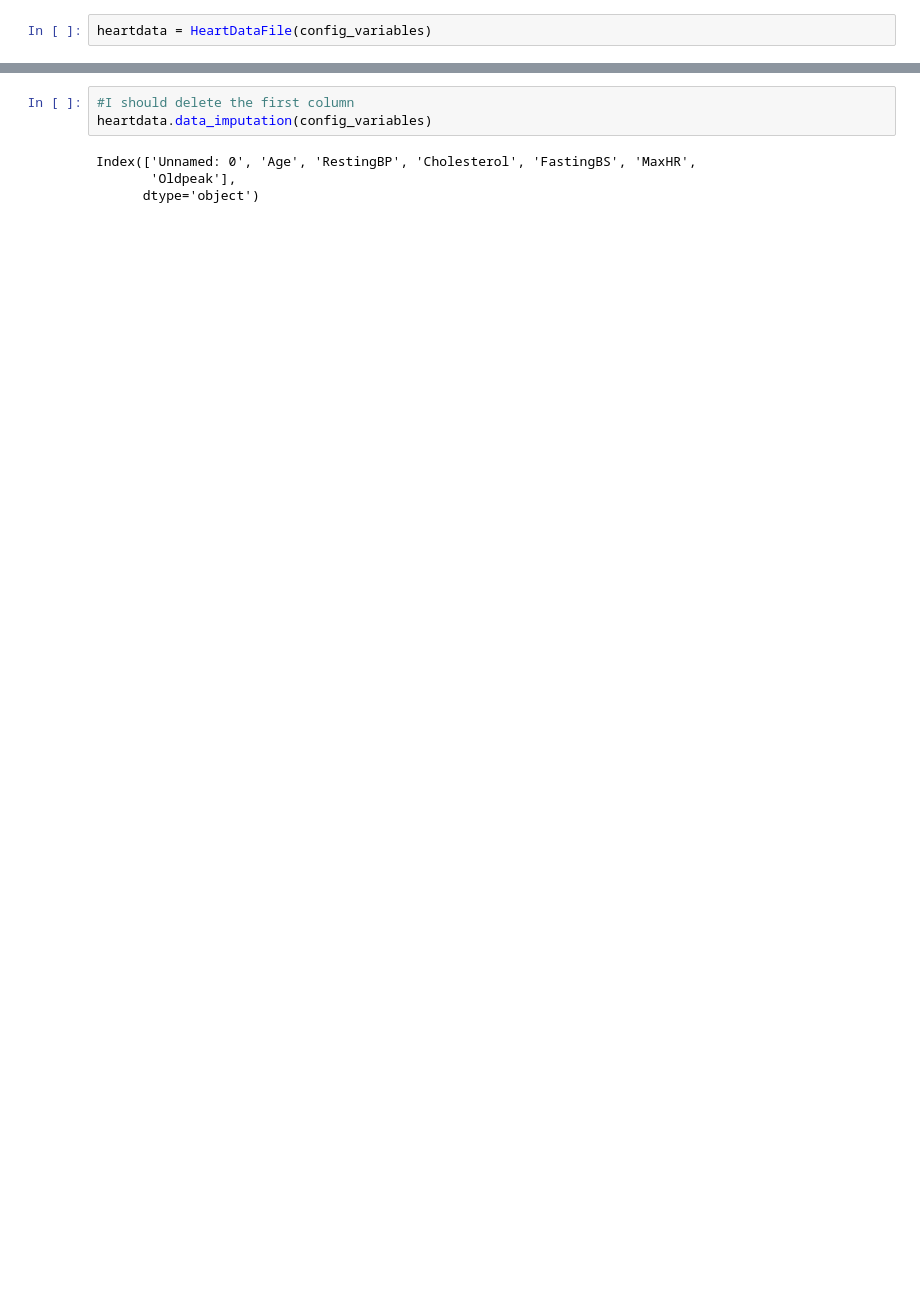
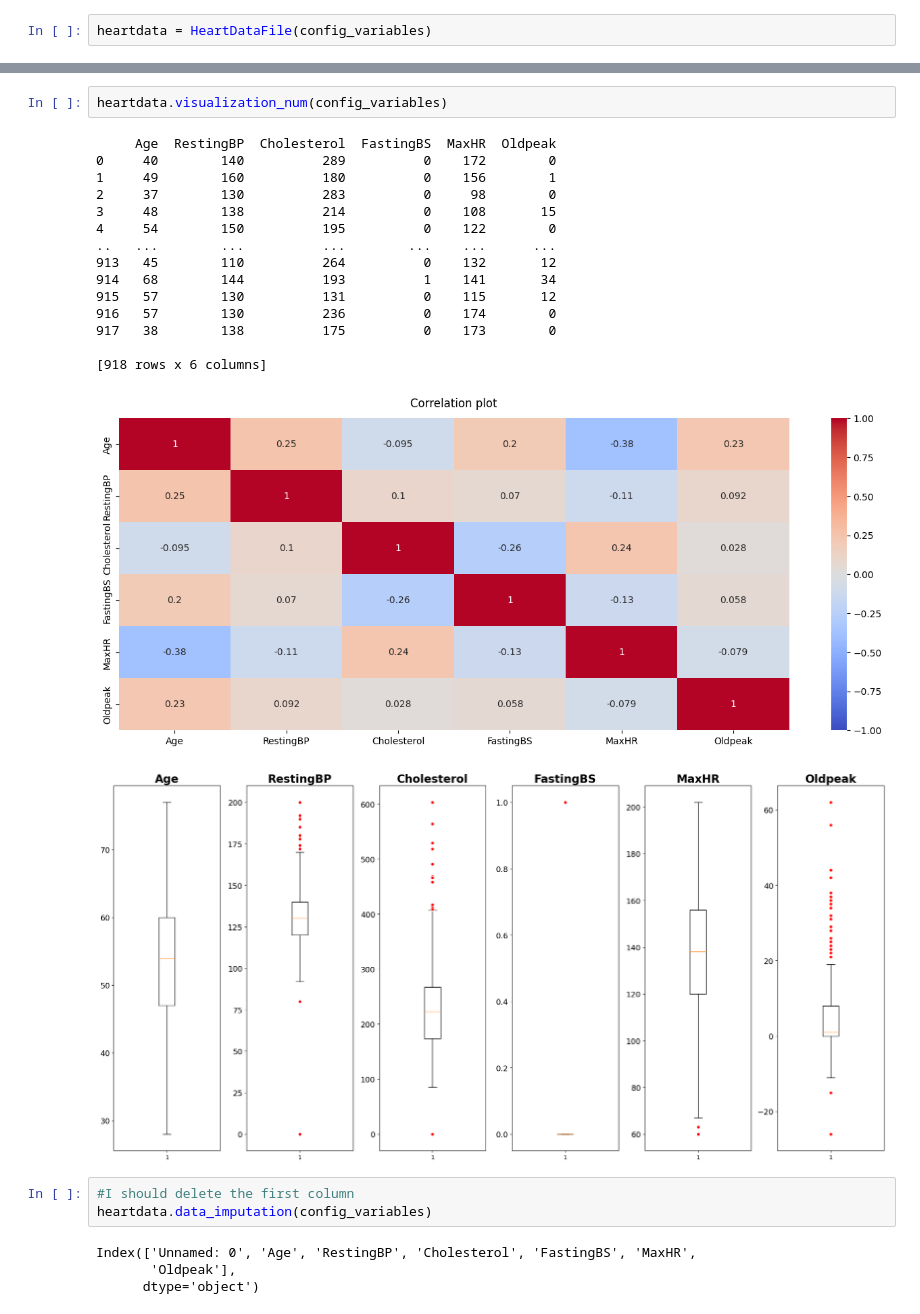
Before and after one commit to arantxaorle/heart_failure, a Jupyter notebook: Preprocessing.ipynb, the cells around one changed output, grey strips where cells are left out. Cells and saved outputs as stored; diff of their text form; blank space fills up the shorter version.

```diff
--- a/Preprocessing.ipynb
+++ b/Preprocessing.ipynb
@@ -217,3 +307,22 @@ TypeError: join() argument must be str, bytes, or os.PathLike object, not 'DataF
+# %%
+heartdata.visualization_num(config_variables)
+# %% [output]
+     Age  RestingBP  Cholesterol  FastingBS  MaxHR  Oldpeak
+0     40        140          289          0    172        0
+1     49        160          180          0    156        1
+2     37        130          283          0     98        0
+3     48        138          214          0    108       15
+4     54        150          195          0    122        0
+..   ...        ...          ...        ...    ...      ...
+913   45        110          264          0    132       12
+914   68        144          193          1    141       34
+915   57        130          131          0    115       12
+916   57        130          236          0    174        0
+917   38        138          175          0    173        0
+
+[918 rows x 6 columns]
+[figure, added]
+[figure, added]
 # %%
 #I should delete the first column
 heartdata.data_imputation(config_variables)
```
Also changed, not shown: parts of 16 cells of this notebook, 9 other files.
